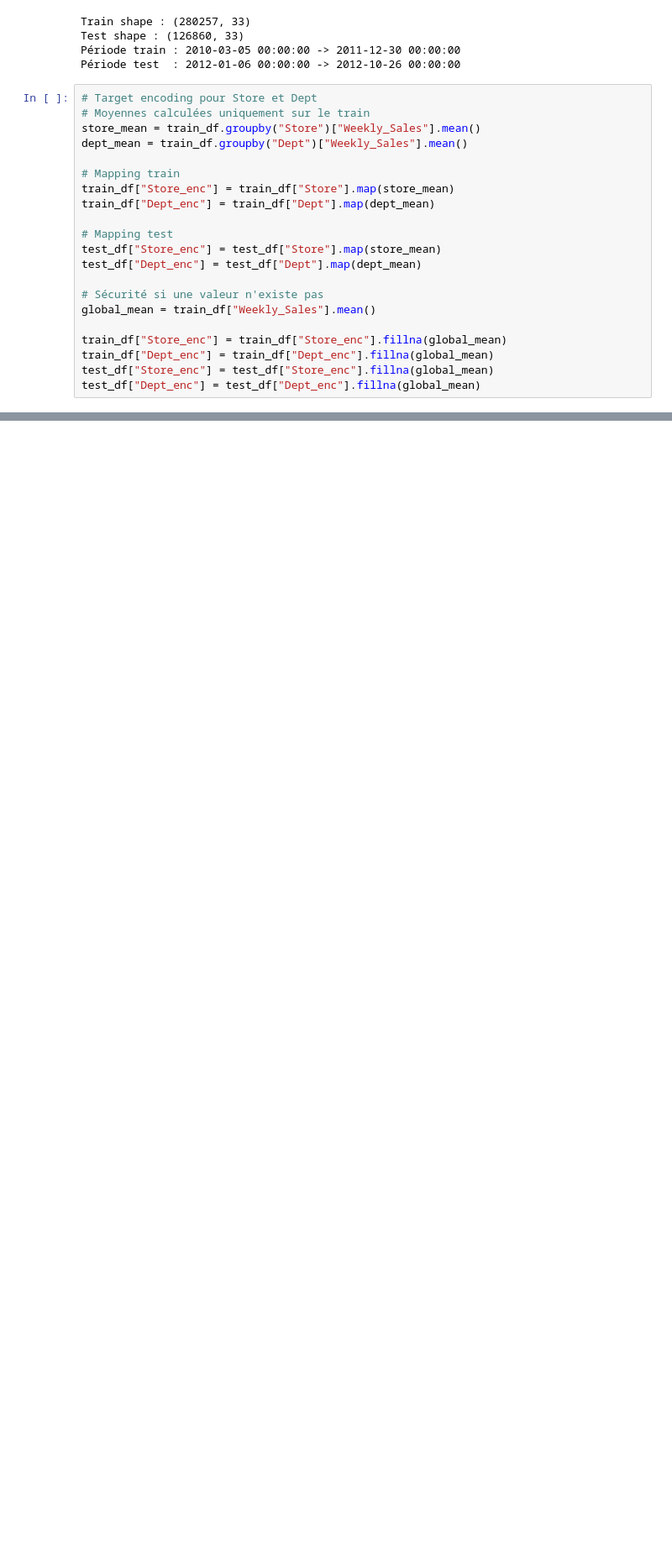
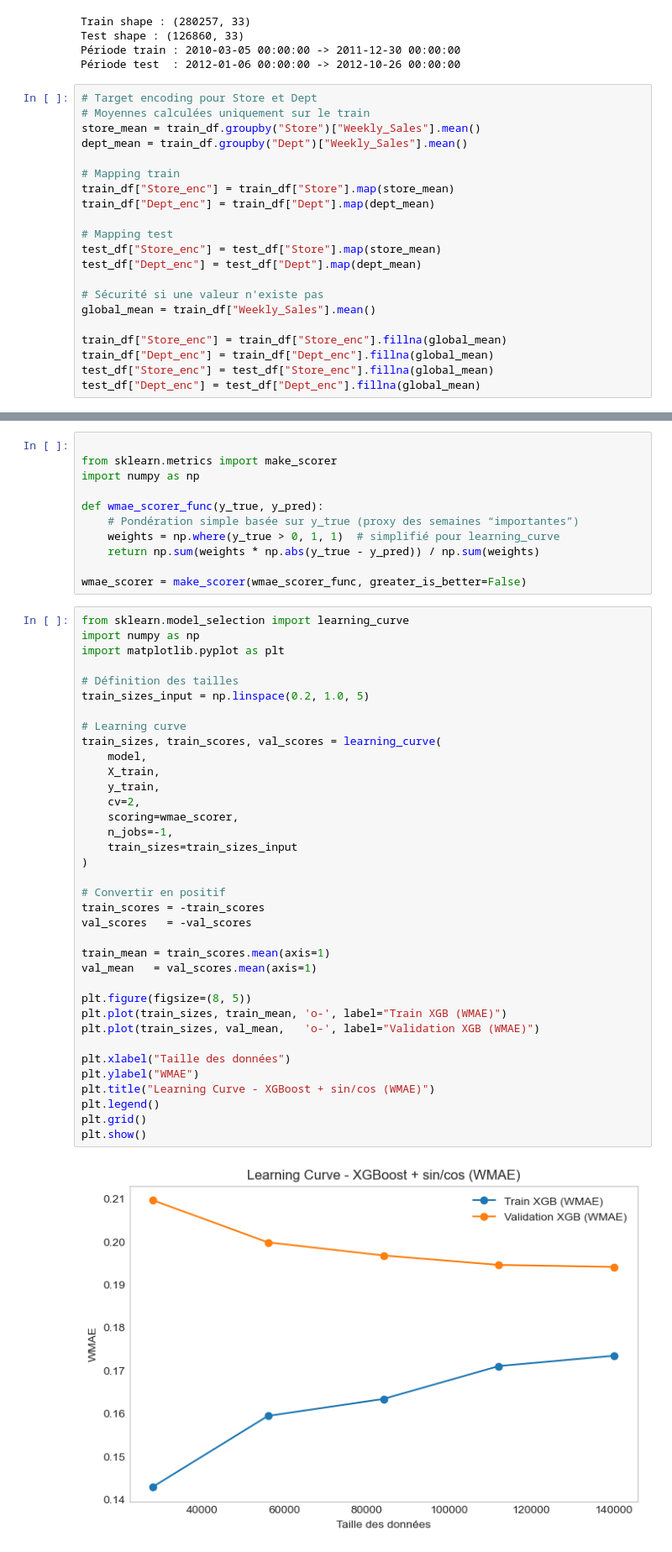
Before and after one commit to aichaghanam/Walmart_Sales_Forecast, a Jupyter notebook: VF-XGBOOST_RF_FINAL.ipynb, the cells around one changed output, grey strips where cells are left out. Shown at 84% size. Drawn from its saved outputs; the diff is of its cells as text; blank space fills up the shorter version.

```diff
--- a/VF-XGBOOST_RF_FINAL.ipynb
+++ b/VF-XGBOOST_RF_FINAL.ipynb
@@ -1200,0 +1336,49 @@ test_df["Dept_enc"] = test_df["Dept_enc"].fillna(global_mean)
+# %%
+
+from sklearn.metrics import make_scorer
+import numpy as np
+
+def wmae_scorer_func(y_true, y_pred):
+    # Pondération simple basée sur y_true (proxy des semaines “importantes”)
+    weights = np.where(y_true > 0, 1, 1)  # simplifié pour learning_curve
+    return np.sum(weights * np.abs(y_true - y_pred)) / np.sum(weights)
+
+wmae_scorer = make_scorer(wmae_scorer_func, greater_is_better=False)
+# %%
+from sklearn.model_selection import learning_curve
+import numpy as np
+import matplotlib.pyplot as plt
+
+# Définition des tailles
+train_sizes_input = np.linspace(0.2, 1.0, 5)
+
+# Learning curve
+train_sizes, train_scores, val_scores = learning_curve(
+    model,
+    X_train,
+    y_train,
+    cv=2,
+    scoring=wmae_scorer,
+    n_jobs=-1,
+    train_sizes=train_sizes_input
+)
+
+# Convertir en positif
+train_scores = -train_scores
+val_scores   = -val_scores
+
+train_mean = train_scores.mean(axis=1)
+val_mean   = val_scores.mean(axis=1)
+
+plt.figure(figsize=(8, 5))
+plt.plot(train_sizes, train_mean, 'o-', label="Train XGB (WMAE)")
+plt.plot(train_sizes, val_mean,   'o-', label="Validation XGB (WMAE)")
+
+plt.xlabel("Taille des données")
+plt.ylabel("WMAE")
+plt.title("Learning Curve - XGBoost + sin/cos (WMAE)")
+plt.legend()
+plt.grid()
+plt.show()
+# %% [output]
+[figure, added]
```
Also changed, not shown: parts of 10 cells of this notebook.
